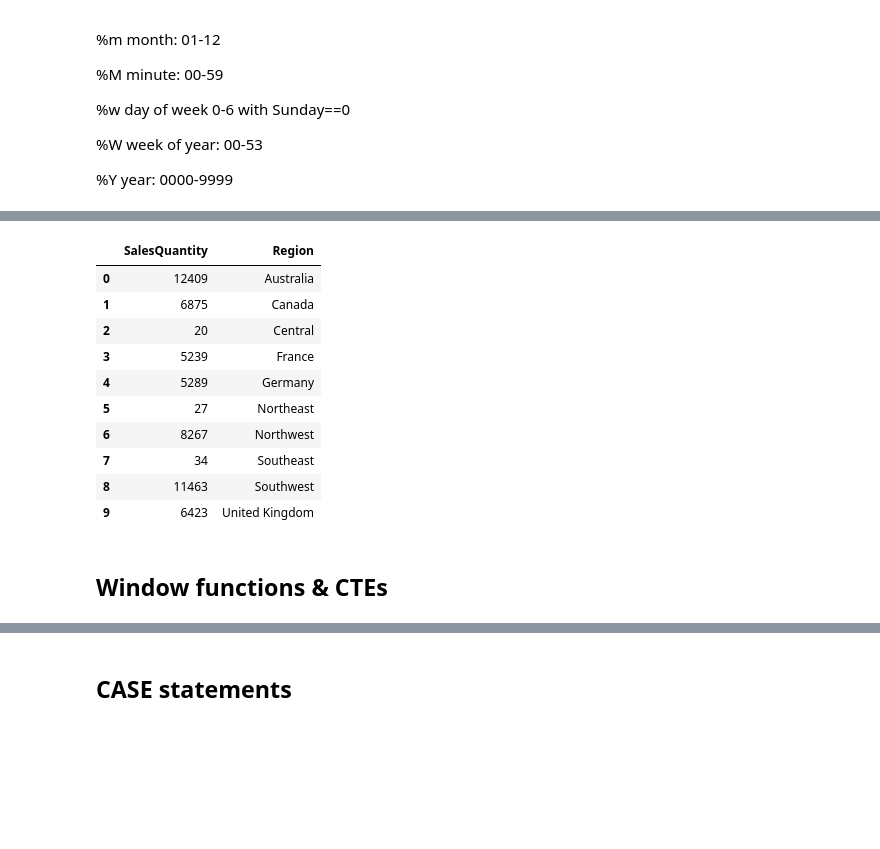
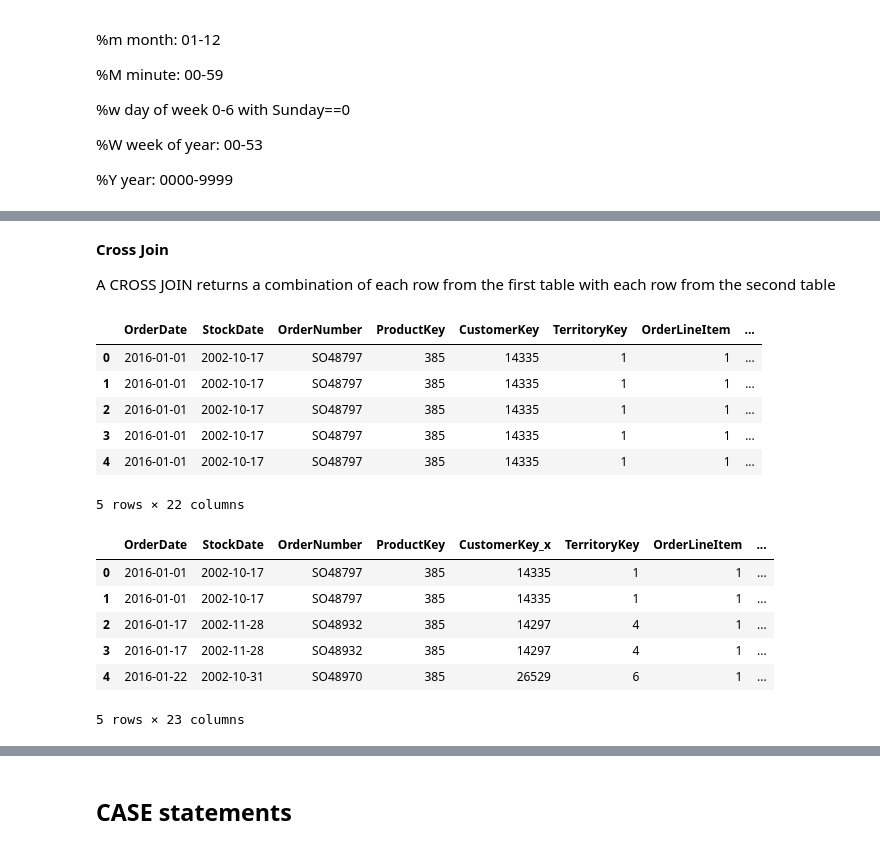
Before and after one commit to AISaturdaysLagos/cohort8_materials, a Jupyter notebook: Lab_4.ipynb, the cells around one changed output, grey strips where cells are left out. Cells and saved outputs as stored; diff of their text form; code cells hidden in the pictures; blank space fills up the shorter version.

```diff
--- a/Lab_4.ipynb
+++ b/Lab_4.ipynb
@@ -240,17 +392,32 @@ result
+# %% [markdown]
+**Cross Join**
+
+A CROSS JOIN returns a combination of each row from the first table with each row from the second table
 # %%
-result = pd.read_sql_query("SELECT COUNT(OrderNumber)as SalesQuantity, Region FROM sales group by Region ", connection)
+result = pd.read_sql_query(''' SELECT * FROM sales as a
+CROSS JOIN customer
+limit 5
+''', connection)
 result
 # %% [output]
-|  | SalesQuantity | Region |
-| 0 | 12409 | Australia |
-| 1 | 6875 | Canada |
-| 2 | 20 | Central |
-| 3 | 5239 | France |
-| 4 | 5289 | Germany |
-| 5 | 27 | Northeast |
-| 6 | 8267 | Northwest |
-| 7 | 34 | Southeast |
-| 8 | 11463 | Southwest |
-| 9 | 6423 | United Kingdom |
+|  | OrderDate | StockDate | OrderNumber | ProductKey | CustomerKey | TerritoryKey | OrderLineItem | ... |
+| 0 | 2016-01-01 | 2002-10-17 | SO48797 | 385 | 14335 | 1 | 1 | ... |
+| 1 | 2016-01-01 | 2002-10-17 | SO48797 | 385 | 14335 | 1 | 1 | ... |
+| 2 | 2016-01-01 | 2002-10-17 | SO48797 | 385 | 14335 | 1 | 1 | ... |
+| 3 | 2016-01-01 | 2002-10-17 | SO48797 | 385 | 14335 | 1 | 1 | ... |
+| 4 | 2016-01-01 | 2002-10-17 | SO48797 | 385 | 14335 | 1 | 1 | ... |
+5 rows × 22 columns
-# %% [markdown]
-## Window functions & CTEs
+# %%
+# implementing cross join in pandas
+sales_sample_df= sales_df[sales_df['ProductKey']=='385']
+customer_sample_df= customer_df[customer_df['CustomerKey']=='14335']
+result= pd.merge(sales_sample_df,customer_sample_df ,how="cross")
+result.head(5)
+# %% [output]
+|  | OrderDate | StockDate | OrderNumber | ProductKey | CustomerKey_x | TerritoryKey | OrderLineItem | ... |
+| 0 | 2016-01-01 | 2002-10-17 | SO48797 | 385 | 14335 | 1 | 1 | ... |
+| 1 | 2016-01-01 | 2002-10-17 | SO48797 | 385 | 14335 | 1 | 1 | ... |
+| 2 | 2016-01-17 | 2002-11-28 | SO48932 | 385 | 14297 | 4 | 1 | ... |
+| 3 | 2016-01-17 | 2002-11-28 | SO48932 | 385 | 14297 | 4 | 1 | ... |
+| 4 | 2016-01-22 | 2002-10-31 | SO48970 | 385 | 26529 | 6 | 1 | ... |
+5 rows × 23 columns
```
Also changed, not shown: parts of 43 cells of this notebook.
